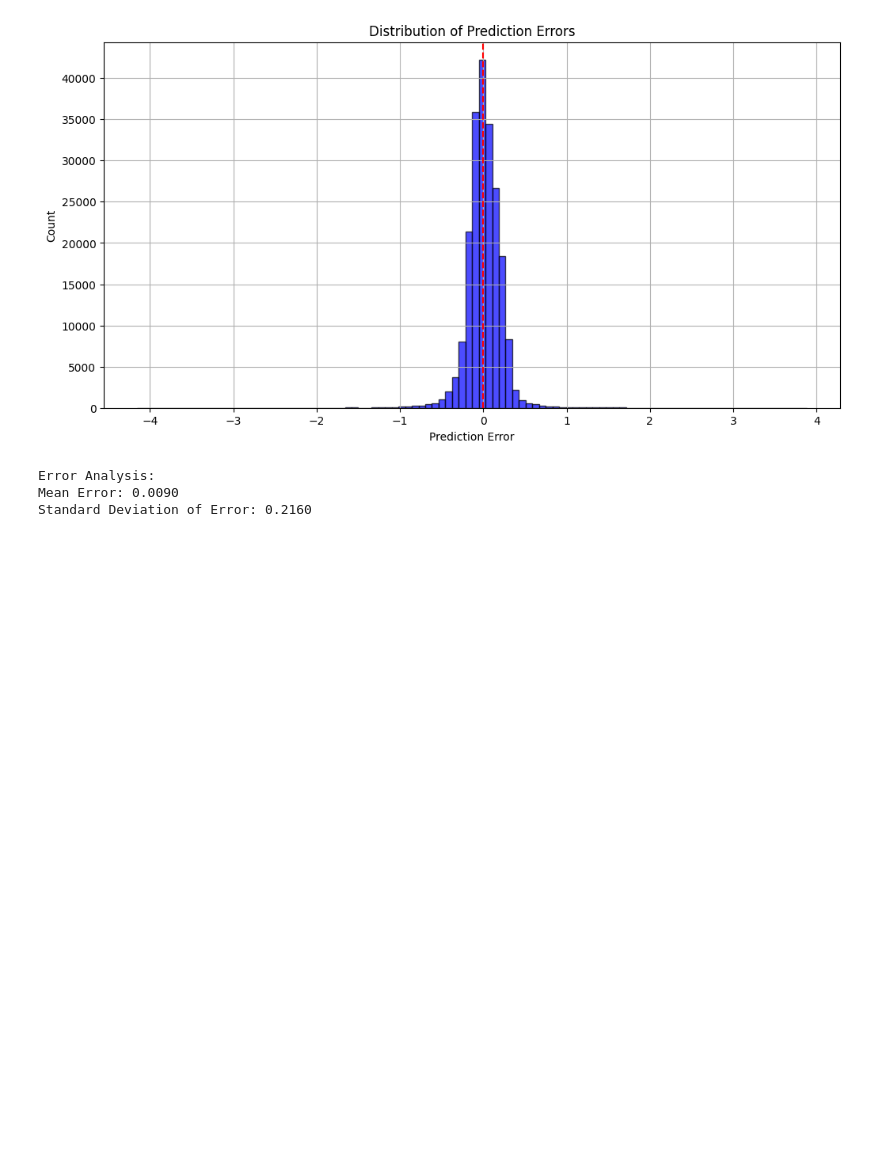
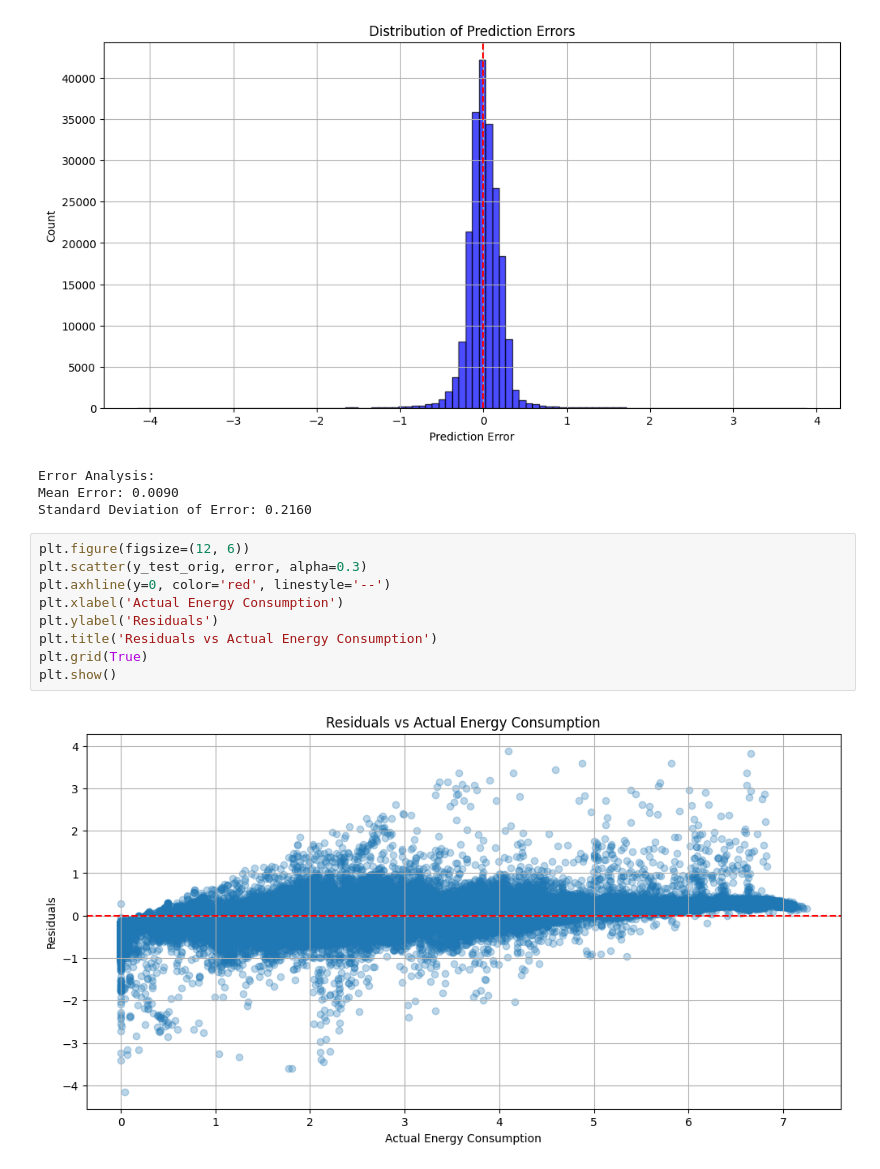
Before and after one commit to cristiano-nicolau/energy_consumption_prediction, a Jupyter notebook: FNN/FNN-model0.ipynb, the cells around one changed output. Cells and saved outputs as stored; diff of their text form; blank space fills up the shorter version.

```diff
--- a/FNN/FNN-model0.ipynb
+++ b/FNN/FNN-model0.ipynb
@@ -200,3 +211,14 @@ print(f"Standard Deviation of Error: {np.std(error):.4f}")
 Error Analysis:
 Mean Error: 0.0090
 Standard Deviation of Error: 0.2160
+# %%
+plt.figure(figsize=(12, 6))
+plt.scatter(y_test_orig, error, alpha=0.3)
+plt.axhline(y=0, color='red', linestyle='--')
+plt.xlabel('Actual Energy Consumption')
+plt.ylabel('Residuals')
+plt.title('Residuals vs Actual Energy Consumption')
+plt.grid(True)
+plt.show()
+# %% [output]
+[figure, added]
```
Also changed, not shown: parts of 1 cell of this notebook, 6 other files.
